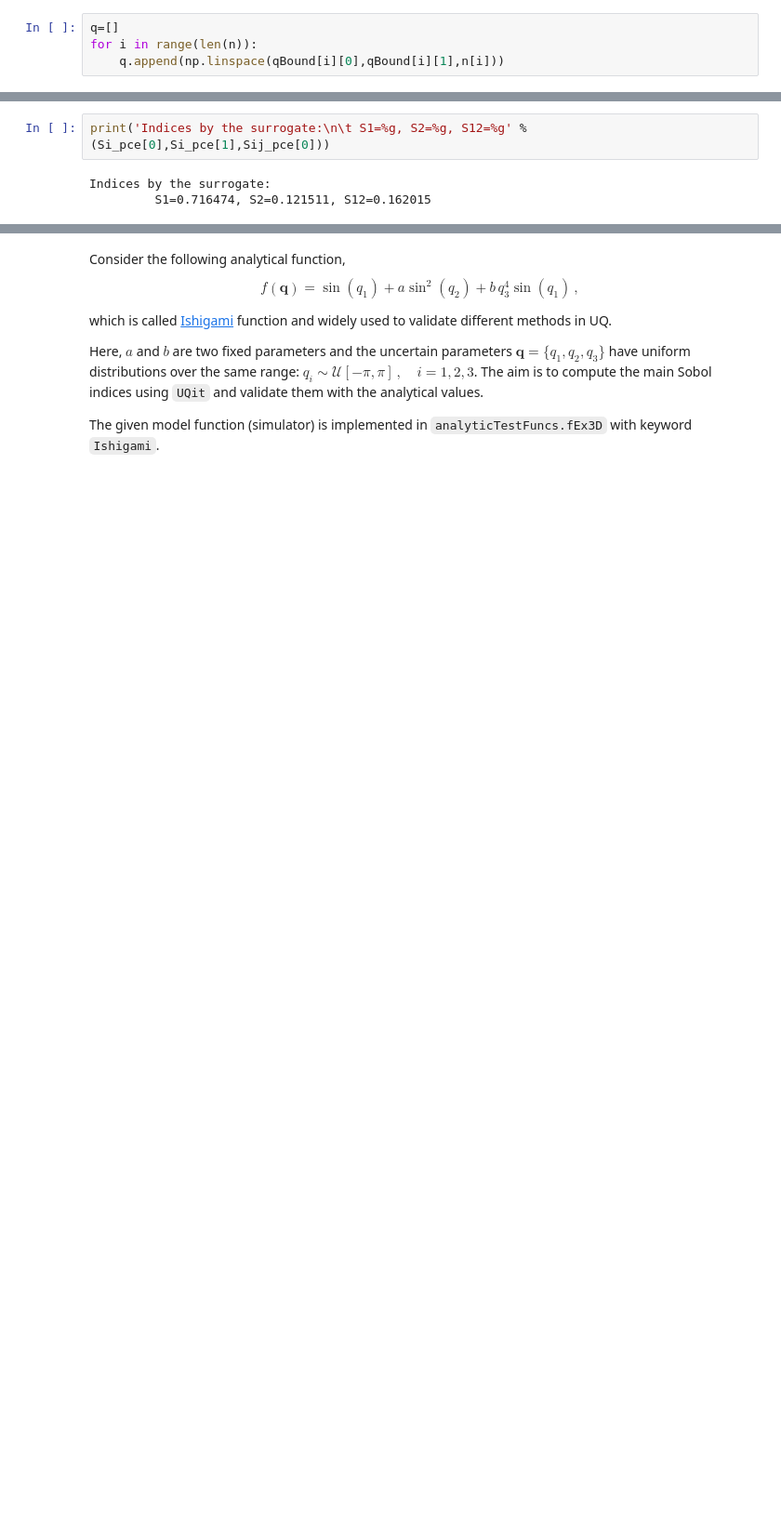
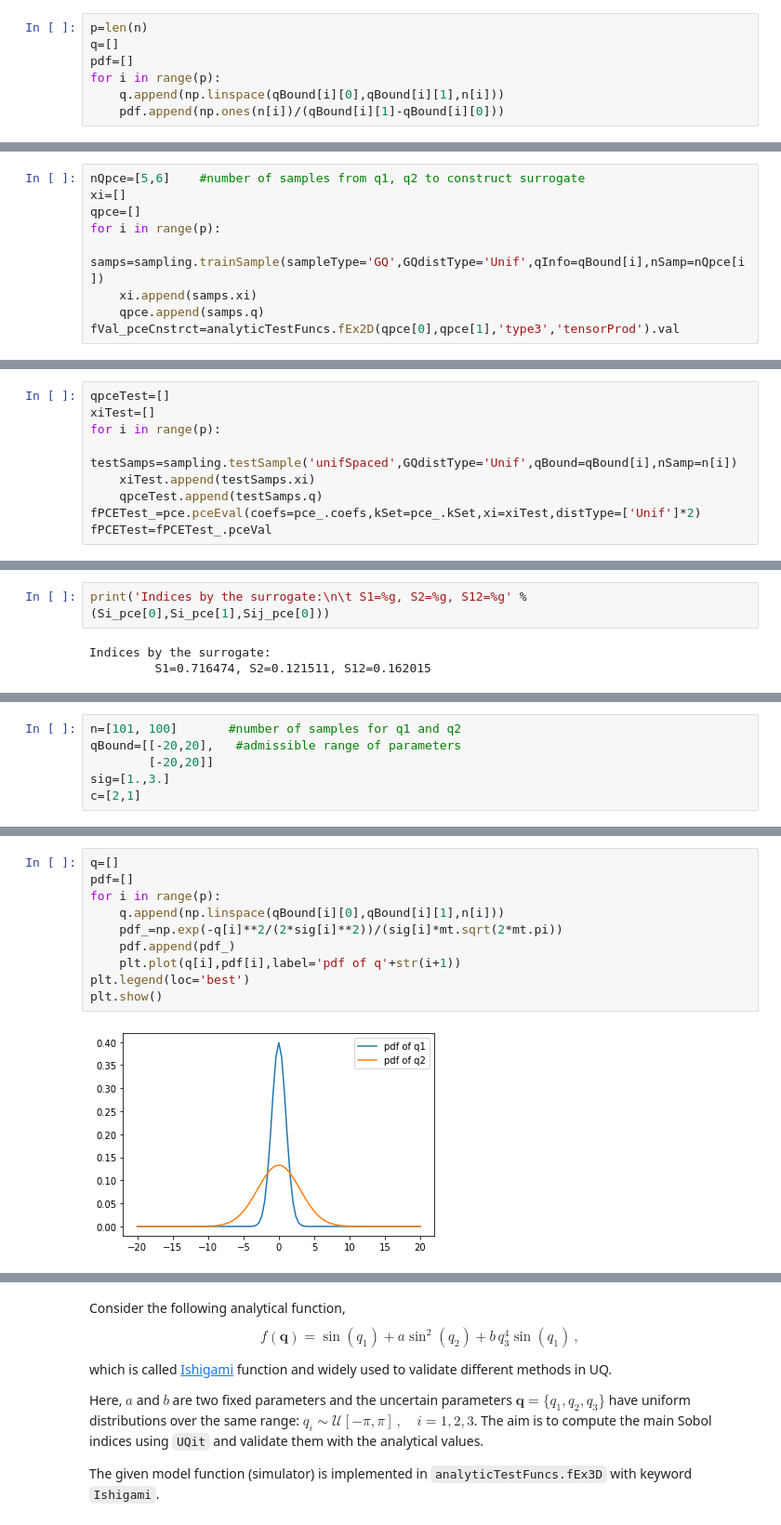
Before and after one commit to KTH-Nek5000/UQit, a Jupyter notebook: docs/source/examples/sobol.ipynb, the cells around one changed output, grey strips where cells are left out. Shown at 93% size. Saved outputs shown, nothing was run; the diff lists cells and outputs as text; blank space fills up the shorter version.

```diff
--- a/docs/source/examples/sobol.ipynb
+++ b/docs/source/examples/sobol.ipynb
@@ -35,5 +38,8 @@ qBound=[[-3,1],   #admissible space of q1 and q2
 # %%
+p=len(n)
 q=[]
-for i in range(len(n)):
+pdf=[]
+for i in range(p):
     q.append(np.linspace(qBound[i][0],qBound[i][1],n[i]))
+    pdf.append(np.ones(n[i])/(qBound[i][1]-qBound[i][0]))
 # %% [markdown]
@@ -116,3 +83,12 @@ fVal_pceCnstrct=analyticTestFuncs.fEx2D(q1pce,q2pce,'type3','tensorProd')
+# %%
+nQpce=[5,6]    #number of samples from q1, q2 to construct surrogate
+xi=[]
+qpce=[]
+for i in range(p):
+    samps=sampling.trainSample(sampleType='GQ',GQdistType='Unif',qInfo=qBound[i],nSamp=nQpce[i])
+    xi.append(samps.xi)
+    qpce.append(samps.q)
+fVal_pceCnstrct=analyticTestFuncs.fEx2D(qpce[0],qpce[1],'type3','tensorProd').val
 # %% [markdown]
 **Step 2:** Construct the PCE surrogate
 # %%
@@ -138,2 +108,11 @@ fPCETest  =pce.pce_LegUnif_2d_eval(fCoefs,kSet,xi1Test,xi2Test)
+# %%
+qpceTest=[]
+xiTest=[]
+for i in range(p):
+    testSamps=sampling.testSample('unifSpaced',GQdistType='Unif',qBound=qBound[i],nSamp=n[i])
+    xiTest.append(testSamps.xi)
+    qpceTest.append(testSamps.q)
+fPCETest_=pce.pceEval(coefs=pce_.coefs,kSet=pce_.kSet,xi=xiTest,distType=['Unif']*2)
+fPCETest=fPCETest_.pceVal
 # %% [markdown]
 **Step 4:** Compute the Sobol indices using the surrogate values.
@@ -148,0 +143,6 @@ Indices by the surrogate:
+# %%
+n=[101, 100]       #number of samples for q1 and q2
+qBound=[[-20,20],   #admissible range of parameters
+        [-20,20]]
+sig=[1.,3.]
+c=[2,1]
@@ -148,0 +151,12 @@ Indices by the surrogate:
+# %%
+q=[]
+pdf=[]
+for i in range(p):
+    q.append(np.linspace(qBound[i][0],qBound[i][1],n[i]))
+    pdf_=np.exp(-q[i]**2/(2*sig[i]**2))/(sig[i]*mt.sqrt(2*mt.pi))
+    pdf.append(pdf_)
+    plt.plot(q[i],pdf[i],label='pdf of q'+str(i+1))
+plt.legend(loc='best')
+plt.show()
+# %% [output]
+[figure, added]
```
Also changed, not shown: parts of 57 cells of this notebook.
